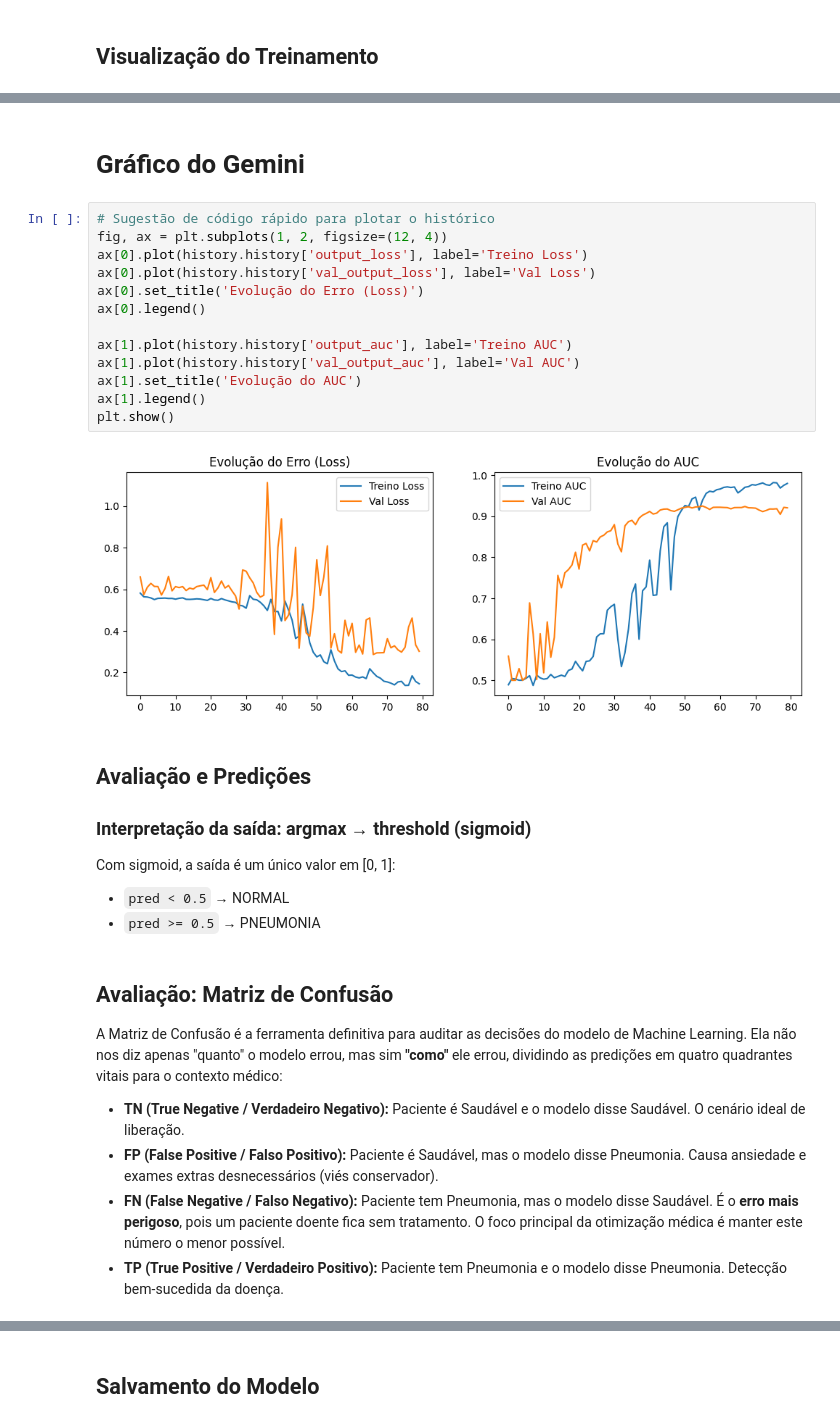
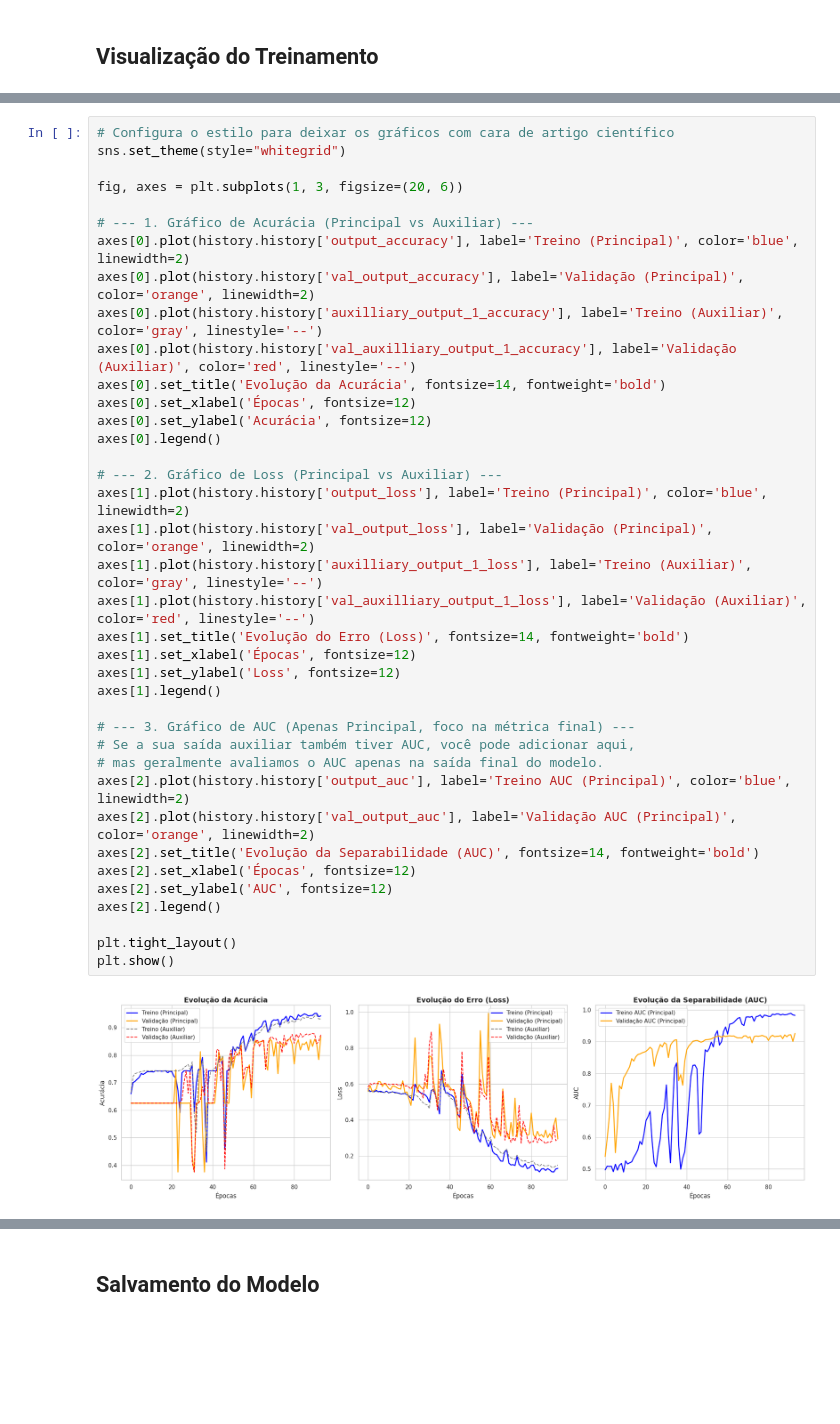
Before and after one commit to caiothomasbandeira/CNN-DL-, a Jupyter notebook: cnn-dl-caio.ipynb, the cells around one changed output, grey strips where cells are left out. Drawn from its saved outputs; the diff is of its cells as text; blank space fills up the shorter version.

```diff
--- a/cnn-dl-caio.ipynb
+++ b/cnn-dl-caio.ipynb
@@ -456,34 +429,40 @@ plt.show()
-# %% [markdown]
-# Gráfico do Gemini
-# %%
-# Sugestão de código rápido para plotar o histórico
-fig, ax = plt.subplots(1, 2, figsize=(12, 4))
-ax[0].plot(history.history['output_loss'], label='Treino Loss')
-ax[0].plot(history.history['val_output_loss'], label='Val Loss')
-ax[0].set_title('Evolução do Erro (Loss)')
-ax[0].legend()
-
-ax[1].plot(history.history['output_auc'], label='Treino AUC')
-ax[1].plot(history.history['val_output_auc'], label='Val AUC')
-ax[1].set_title('Evolução do AUC')
-ax[1].legend()
-plt.show()
-# %% [output]
-[figure, removed]
-# %% [markdown]
-## Avaliação e Predições
-
-### Interpretação da saída: argmax → threshold (sigmoid)
-
-Com sigmoid, a saída é um único valor em [0, 1]:
-- `pred < 0.5` → NORMAL
-- `pred >= 0.5` → PNEUMONIA
-# %% [markdown]
-## Avaliação: Matriz de Confusão
-
-A Matriz de Confusão é a ferramenta definitiva para auditar as decisões do modelo de Machine Learning. Ela não nos diz apenas "quanto" o modelo errou, mas sim **"como"** ele errou, dividindo as predições em quatro quadrantes vitais para o contexto médico:
-
-* **TN (True Negative / Verdadeiro Negativo):** Paciente é Saudável e o modelo disse Saudável. O cenário ideal de liberação.
-* **FP (False Positive / Falso Positivo):** Paciente é Saudável, mas o modelo disse Pneumonia. Causa ansiedade e exames extras desnecessários (viés conservador).
-* **FN (False Negative / Falso Negativo):** Paciente tem Pneumonia, mas o modelo disse Saudável. É o **erro mais perigoso**, pois um paciente doente fica sem tratamento. O foco principal da otimização médica é manter este número o menor possível.
-* **TP (True Positive / Verdadeiro Positivo):** Paciente tem Pneumonia e o modelo disse Pneumonia. Detecção bem-sucedida da doença.
+# %%
+# Configura o estilo para deixar os gráficos com cara de artigo científico
+sns.set_theme(style="whitegrid")
+
+fig, axes = plt.subplots(1, 3, figsize=(20, 6))
+
+# --- 1. Gráfico de Acurácia (Principal vs Auxiliar) ---
+axes[0].plot(history.history['output_accuracy'], label='Treino (Principal)', color='blue', linewidth=2)
+axes[0].plot(history.history['val_output_accuracy'], label='Validação (Principal)', color='orange', linewidth=2)
+axes[0].plot(history.history['auxilliary_output_1_accuracy'], label='Treino (Auxiliar)', color='gray', linestyle='--')
+axes[0].plot(history.history['val_auxilliary_output_1_accuracy'], label='Validação (Auxiliar)', color='red', linestyle='--')
+axes[0].set_title('Evolução da Acurácia', fontsize=14, fontweight='bold')
+axes[0].set_xlabel('Épocas', fontsize=12)
+axes[0].set_ylabel('Acurácia', fontsize=12)
+axes[0].legend()
+
+# --- 2. Gráfico de Loss (Principal vs Auxiliar) ---
+axes[1].plot(history.history['output_loss'], label='Treino (Principal)', color='blue', linewidth=2)
+axes[1].plot(history.history['val_output_loss'], label='Validação (Principal)', color='orange', linewidth=2)
+axes[1].plot(history.history['auxilliary_output_1_loss'], label='Treino (Auxiliar)', color='gray', linestyle='--')
+axes[1].plot(history.history['val_auxilliary_output_1_loss'], label='Validação (Auxiliar)', color='red', linestyle='--')
+axes[1].set_title('Evolução do Erro (Loss)', fontsize=14, fontweight='bold')
+axes[1].set_xlabel('Épocas', fontsize=12)
+axes[1].set_ylabel('Loss', fontsize=12)
+axes[1].legend()
+
+# --- 3. Gráfico de AUC (Apenas Principal, foco na métrica final) ---
+# Se a sua saída auxiliar também tiver AUC, você pode adicionar aqui,
+# mas geralmente avaliamos o AUC apenas na saída final do modelo.
+axes[2].plot(history.history['output_auc'], label='Treino AUC (Principal)', color='blue', linewidth=2)
+axes[2].plot(history.history['val_output_auc'], label='Validação AUC (Principal)', color='orange', linewidth=2)
+axes[2].set_title('Evolução da Separabilidade (AUC)', fontsize=14, fontweight='bold')
+axes[2].set_xlabel('Épocas', fontsize=12)
+axes[2].set_ylabel('AUC', fontsize=12)
+axes[2].legend()
+
+plt.tight_layout()
+plt.show()
+# %% [output]
+[figure, added]
```
Also changed, not shown: parts of 16 cells of this notebook.
